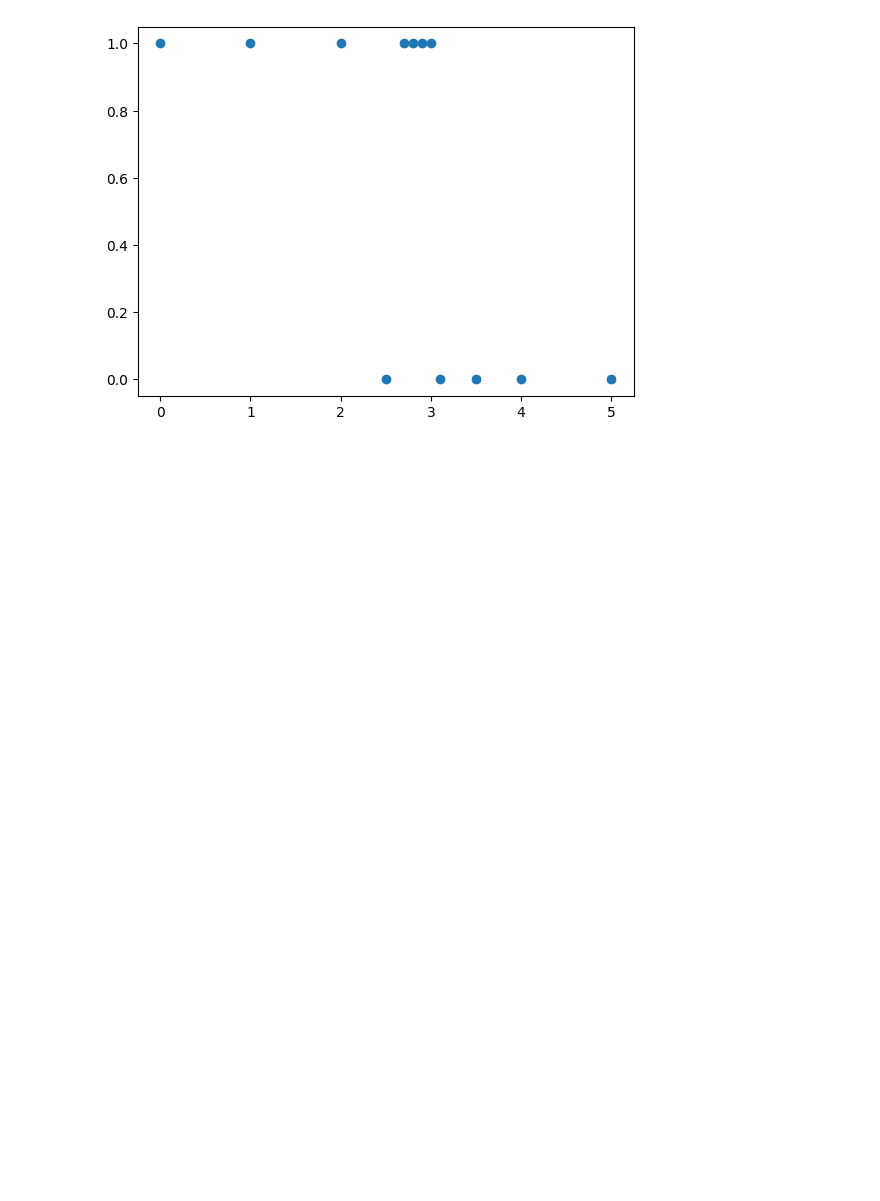
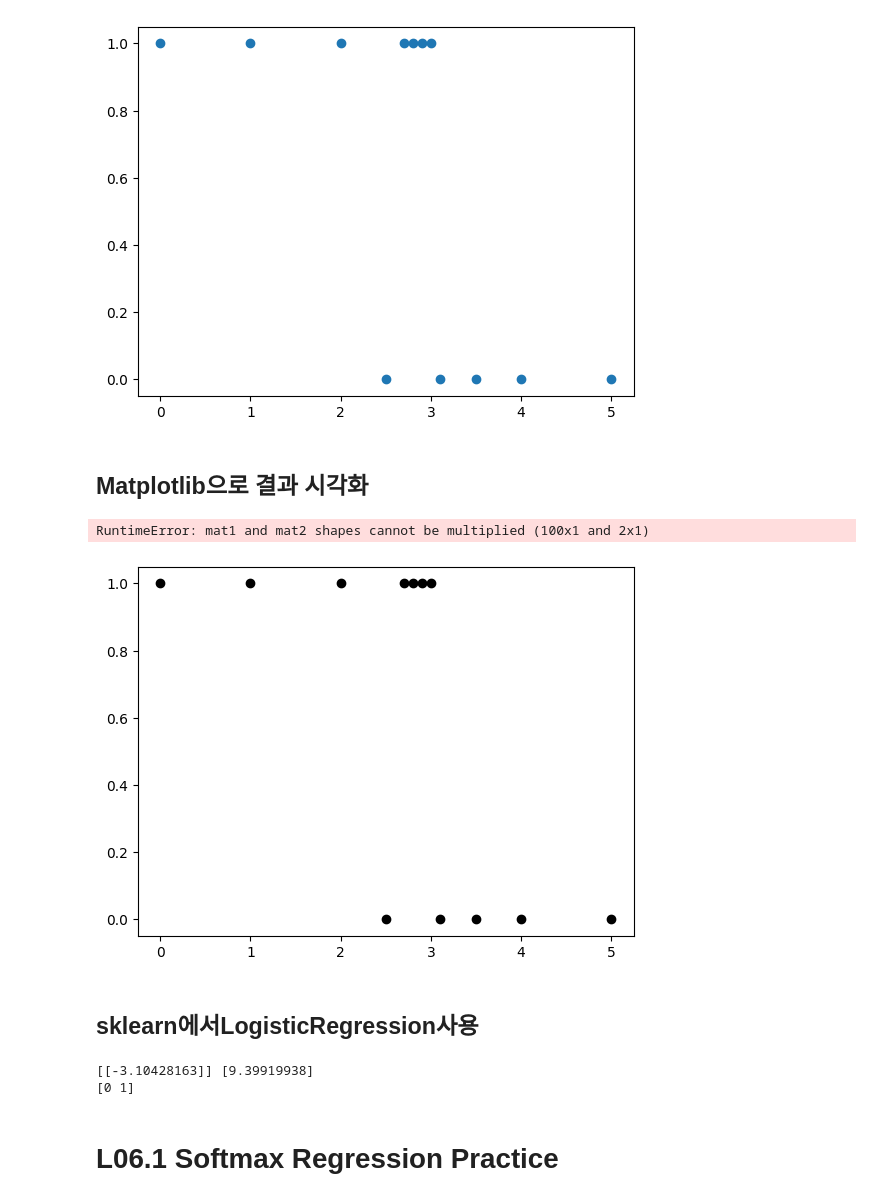
Before and after one commit to rktlskan021/LANTURN-BACK, a Jupyter notebook: src/SBD/linear_regression.ipynb, the cells around one changed output. Saved outputs shown, nothing was run; the diff lists cells and outputs as text; code cells hidden in the pictures; blank space fills up the shorter version.

```diff
--- a/src/SBD/linear_regression.ipynb
+++ b/src/SBD/linear_regression.ipynb
@@ -291,0 +299,38 @@ plt.show()
+# %% [markdown]
+## Matplotlib으로 결과 시각화
+# %%
+import matplotlib.pyplot as plt
+
+W.requires_grad_(False)
+b.requires_grad_(False)
+
+plt.scatter(x_train, y_train, c="black")
+
+X = torch.linspace(0,5,100).unsqueeze(1)
+Y = torch.sigmoid(torch.mm(X,W)+b)
+plt.plot(X, Y, c="#ff0000")
+plt.show()
+# %% [output]
+RuntimeError: mat1 and mat2 shapes cannot be multiplied (100x1 and 2x1)
+[figure, added]
+# %% [markdown]
+## sklearn에서LogisticRegression사용
+# %%
+from sklearn.linear_model import LogisticRegression
+
+x_train = [[1],[2],[3],[4],[5],[2.5],[3.5],[0],[3.1],[2.7],[2.8],[2.9]]
+y_train = [1,1,1,0,0,0,0,1,0,1,1,1]
+
+model = LogisticRegression(penalty=None)
+model.fit(x_train,y_train)
+
+print(model.coef_, model.intercept_)
+
+x_test = [[4.5], [1.1]]
+test_result = model.predict(x_test)
+print(test_result)
+# %% [output]
+[[-3.10428163]] [9.39919938]
+[0 1]
+# %% [markdown]
+# L06.1 Softmax Regression Practice
```
Also changed, not shown: parts of 10 cells of this notebook.
